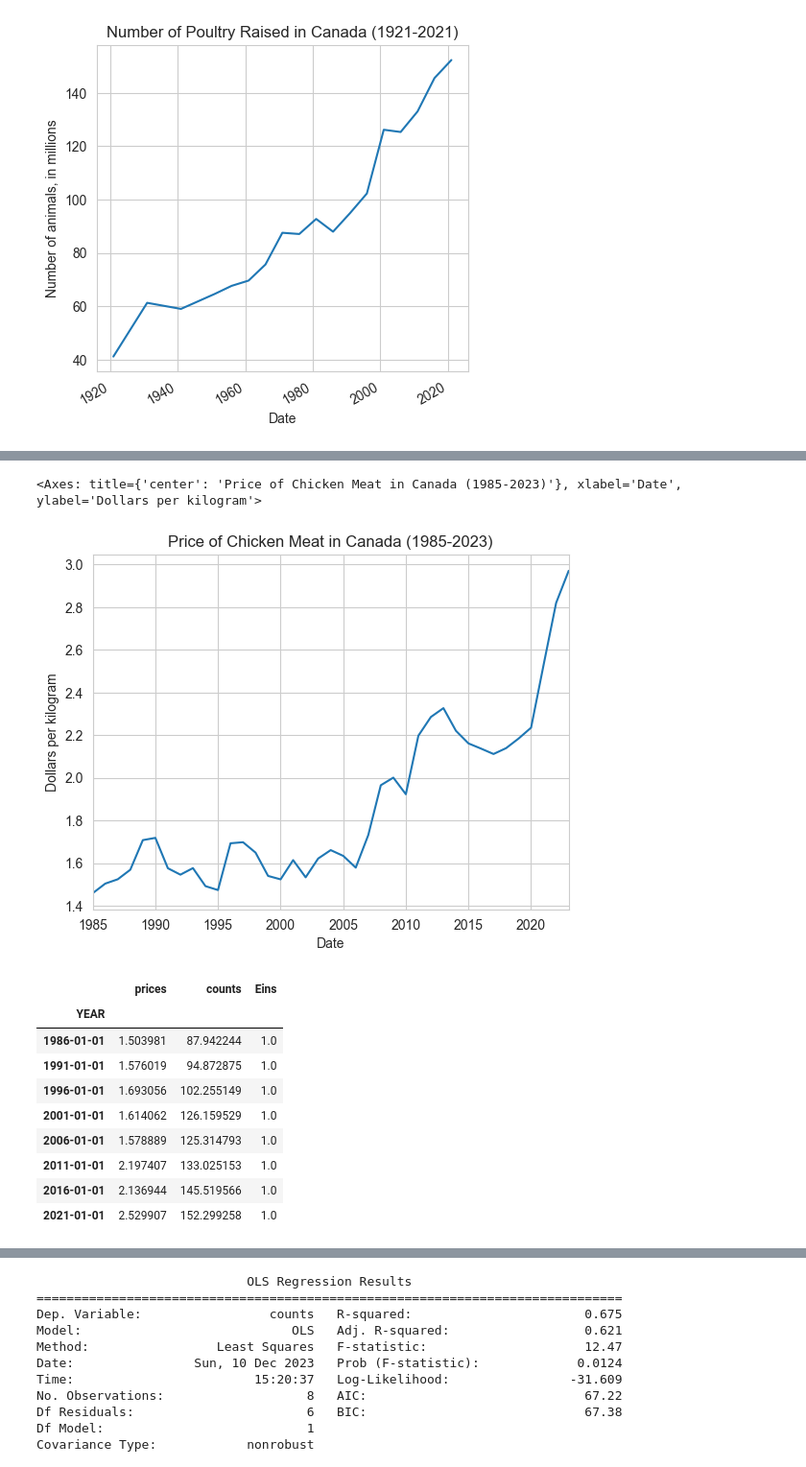
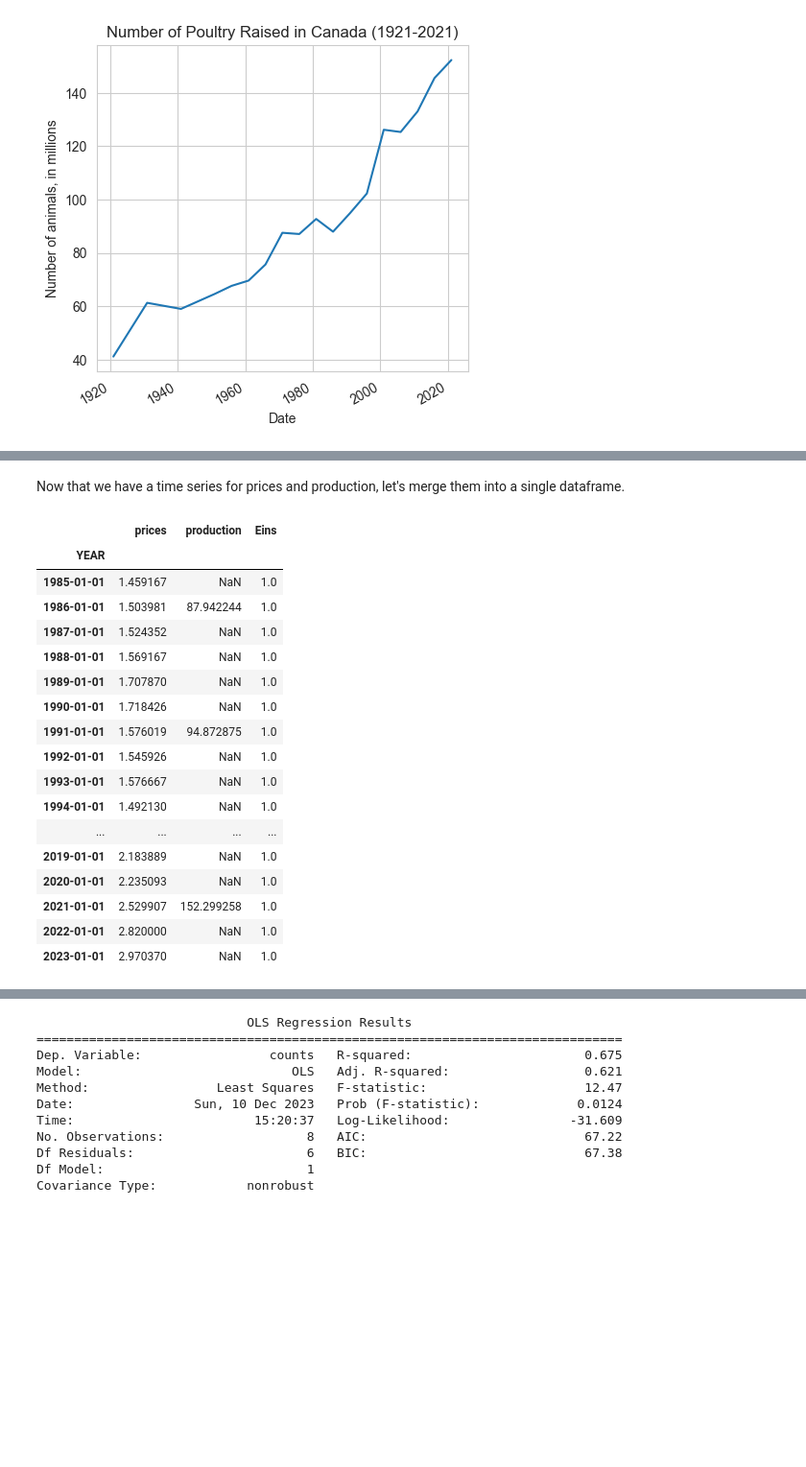
Before and after one commit to davjfish/WatspeedFoundationsGroupProject, a Jupyter notebook: AnalysisChickenMeat.ipynb, the cells around one changed output, grey strips where cells are left out. Shown at 96% size. Cells and saved outputs as stored; diff of their text form; code cells hidden in the pictures; blank space fills up the shorter version.

```diff
--- a/AnalysisChickenMeat.ipynb
+++ b/AnalysisChickenMeat.ipynb
@@ -210,7 +214,7 @@ production_df.head()
 | 978 | 1956-01-01 | Canada | 2016A000011124 | Total hens and chickens | Number of animals | Number | 223 | units | ... |
 # %%
 # Now let's graph the time series
-ser_chicken_production = pd.Series(data=production_df["VALUE"].values, index=production_df["REF_DATE"], name="counts")
+ser_chicken_production = pd.Series(data=production_df["VALUE"].values, index=production_df["REF_DATE"], name="production")
 
 # the number of animals are shown in units but it would make more sense to divide by 1 million
 ser_chicken_production = ser_chicken_production / 1e6
@@ -259,9 +233,0 @@ Will use groupby / aggregation
-# %%
-chicken_prices_df.groupby("YEAR")["VALUE"].mean()
-# convert to time series
-ser_chicken_prices = pd.Series(
-    data=chicken_prices_df.groupby("YEAR")["VALUE"].mean(numeric_only=True).values,
-    index=chicken_prices_df.groupby("YEAR").mean(numeric_only=True).index.to_series().apply(lambda x: dt.datetime.strptime(str(x), "%Y")),
-    name="prices"
-)
-ser_chicken_prices
@@ -286,23 +234,25 @@ Name: prices, dtype: float64
-# %%
-labels["ylabel"] = "Dollars per kilogram"
-labels["title"] = f"Price of Chicken Meat in Canada ({ser_chicken_prices.index.min().year}-{ser_chicken_prices.index.max().year})"
-ser_chicken_prices.plot(**labels)
-# %% [output]
-<Axes: title={'center': 'Price of Chicken Meat in Canada (1985-2023)'}, xlabel='Date', ylabel='Dollars per kilogram'>
-[figure, removed]
+# %% [markdown]
+Now that we have a time series for prices and production, let's merge them into a single dataframe.
 # %%
-new_df = pd.DataFrame(data={"prices": ser_chicken_prices})
-final_df = new_df.join(ser_chicken_count).dropna()
+final_df = pd.DataFrame(data={"prices": ser_chicken_prices}).join(ser_chicken_production)
 final_df['Eins'] = np.ones((len(final_df),))
 final_df
 # %% [output]
-|  | prices | counts | Eins |
+|  | prices | production | Eins |
 | YEAR |  |  |  |
+| 1985-01-01 | 1.459167 | NaN | 1.0 |
 | 1986-01-01 | 1.503981 | 87.942244 | 1.0 |
+| 1987-01-01 | 1.524352 | NaN | 1.0 |
+| 1988-01-01 | 1.569167 | NaN | 1.0 |
+| 1989-01-01 | 1.707870 | NaN | 1.0 |
+| 1990-01-01 | 1.718426 | NaN | 1.0 |
 | 1991-01-01 | 1.576019 | 94.872875 | 1.0 |
-| 1996-01-01 | 1.693056 | 102.255149 | 1.0 |
-| 2001-01-01 | 1.614062 | 126.159529 | 1.0 |
-| 2006-01-01 | 1.578889 | 125.314793 | 1.0 |
-| 2011-01-01 | 2.197407 | 133.025153 | 1.0 |
-| 2016-01-01 | 2.136944 | 145.519566 | 1.0 |
+| 1992-01-01 | 1.545926 | NaN | 1.0 |
+| 1993-01-01 | 1.576667 | NaN | 1.0 |
+| 1994-01-01 | 1.492130 | NaN | 1.0 |
+| ... | ... | ... | ... |
+| 2019-01-01 | 2.183889 | NaN | 1.0 |
+| 2020-01-01 | 2.235093 | NaN | 1.0 |
 | 2021-01-01 | 2.529907 | 152.299258 | 1.0 |
+| 2022-01-01 | 2.820000 | NaN | 1.0 |
+| 2023-01-01 | 2.970370 | NaN | 1.0 |
```
Also changed, not shown: parts of 12 cells of this notebook, 1 other file.
